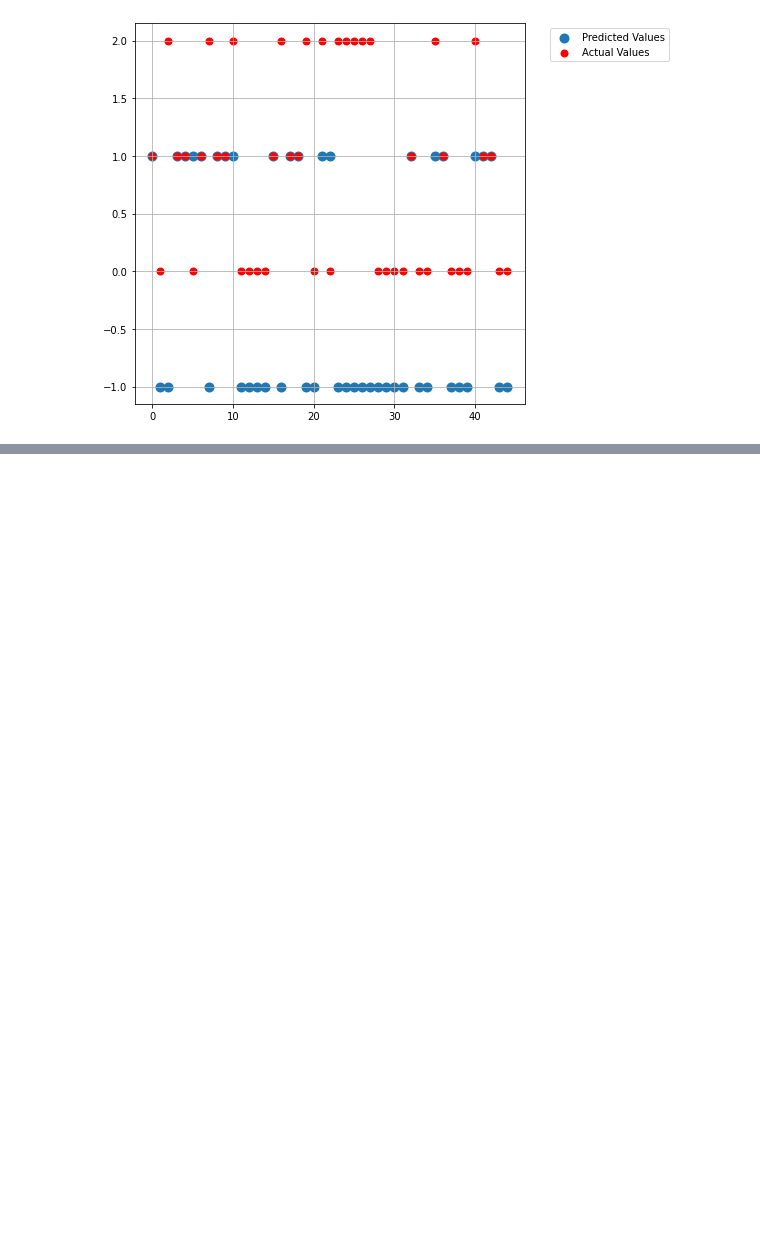
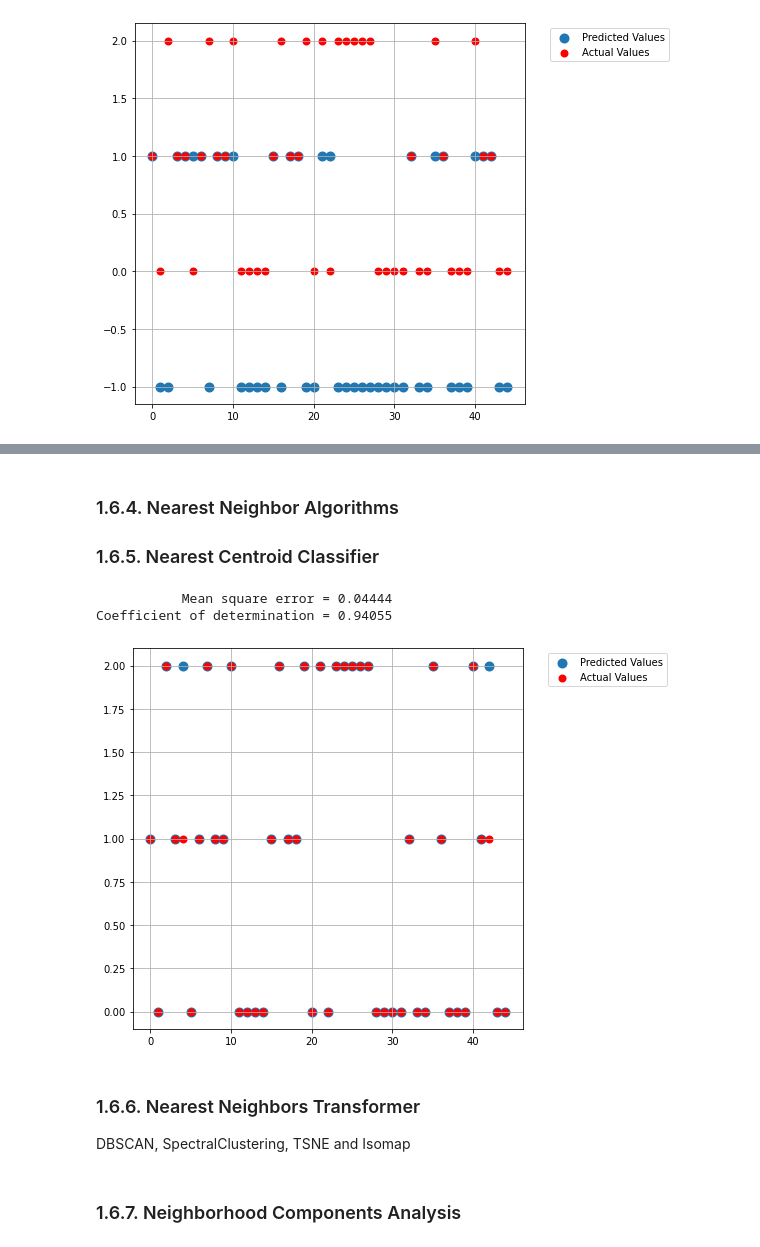
Before and after one commit to solothinker/ML-DL-Xperiments, a Jupyter notebook: Iris-Xperiments/Iris_Data.ipynb, the cells around one changed output, grey strips where cells are left out. Drawn from its saved outputs; the diff is of its cells as text; code cells hidden in the pictures; blank space fills up the shorter version.

```diff
--- a/Iris-Xperiments/Iris_Data.ipynb
+++ b/Iris-Xperiments/Iris_Data.ipynb
@@ -703,0 +785,15 @@ Coefficient of determination = -1.36842
+# %% [markdown]
+### 1.6.4. Nearest Neighbor Algorithms
+### 1.6.5. Nearest Centroid Classifier
+# %%
+model = neighbors.NearestCentroid()
+scoreData(model)
+# %% [output]
+           Mean square error = 0.04444
+Coefficient of determination = 0.94055
+[figure, added]
+# %% [markdown]
+### 1.6.6. Nearest Neighbors Transformer
+DBSCAN, SpectralClustering, TSNE and Isomap
+# %% [markdown]
+### 1.6.7. Neighborhood Components Analysis
```
Also changed, not shown: parts of 32 cells of this notebook.
